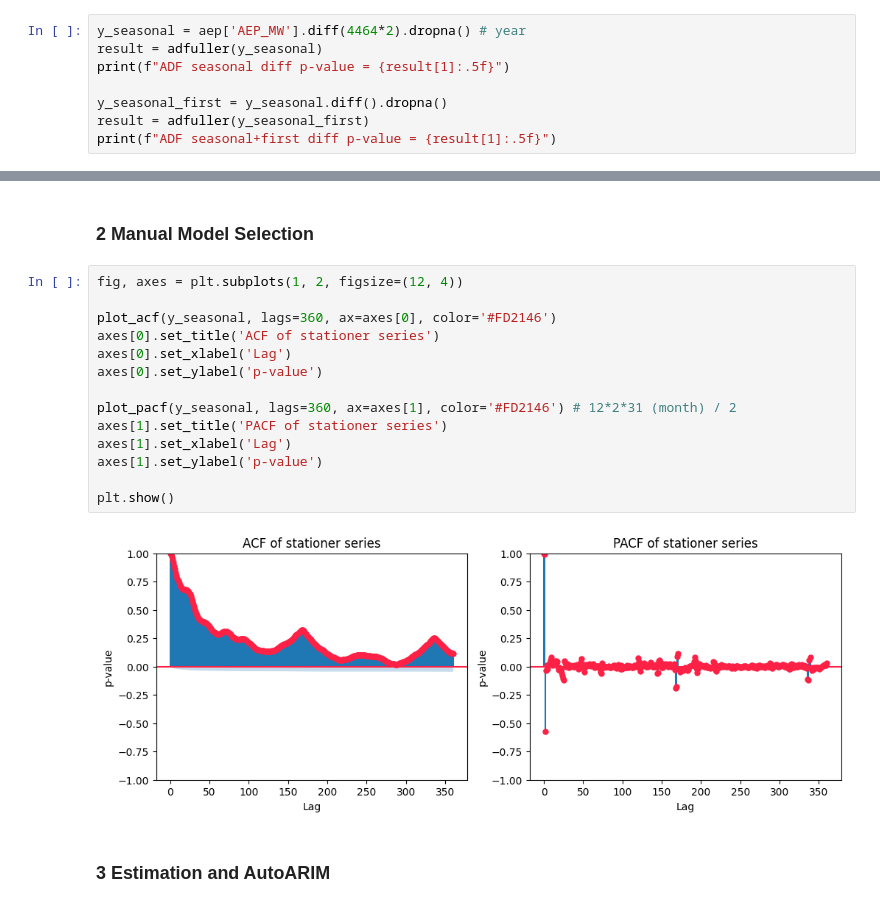
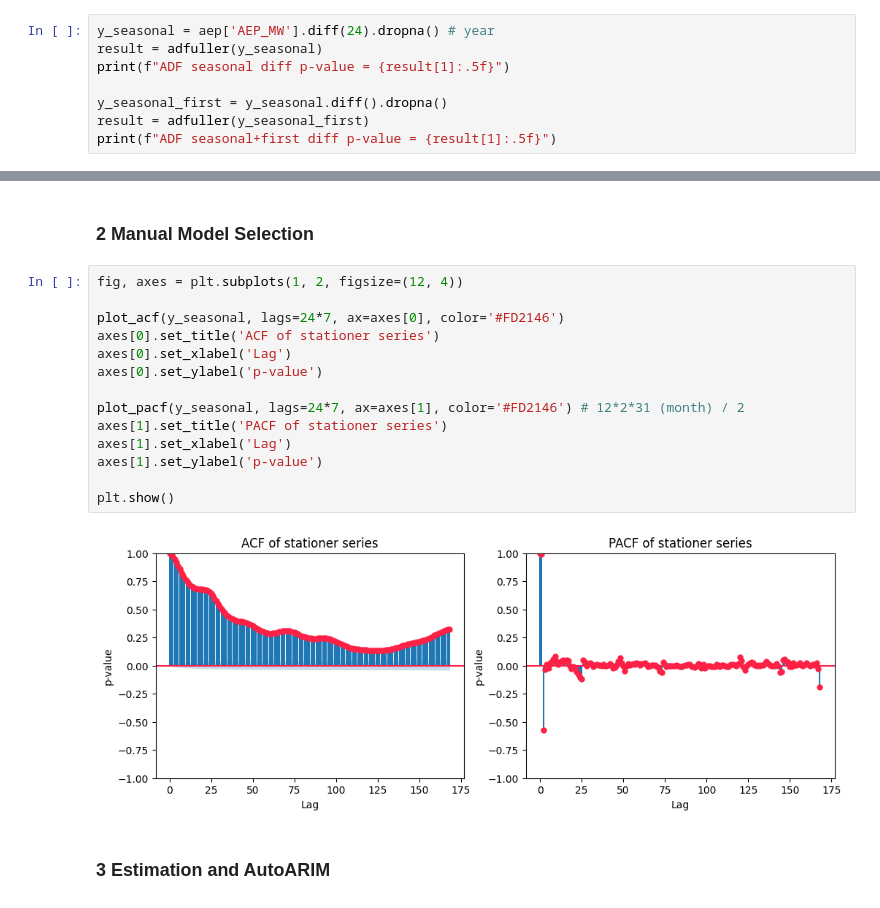
Before and after one commit to HannaHalka/Time-Series, a Jupyter notebook: Ass6/Assignment6.ipynb, the cells around one changed output, grey strips where cells are left out. Drawn from its saved outputs; the diff is of its cells as text.

```diff
--- a/Ass6/Assignment6.ipynb
+++ b/Ass6/Assignment6.ipynb
@@ -358,7 +392,7 @@ p-value = 0.00000
 In this graphic we have static variance, our p-value = 0.00000 so our series is stationary.
 So we don't need any transformation.
 # %%
-y_seasonal = aep['AEP_MW'].diff(4464*2).dropna() # year
+y_seasonal = aep['AEP_MW'].diff(24).dropna() # year
 result = adfuller(y_seasonal)
 print(f"ADF seasonal diff p-value = {result[1]:.5f}")
 
@@ -373,19 +407,19 @@ ADF seasonal+first diff p-value = 0.00000
 # %%
 fig, axes = plt.subplots(1, 2, figsize=(12, 4))
 
-plot_acf(y_seasonal, lags=360, ax=axes[0], color='#FD2146')
+plot_acf(y_seasonal, lags=24*7, ax=axes[0], color='#FD2146')
 axes[0].set_title('ACF of stationer series')
 axes[0].set_xlabel('Lag')
 axes[0].set_ylabel('p-value')
 
-plot_pacf(y_seasonal, lags=360, ax=axes[1], color='#FD2146') # 12*2*31 (month) / 2
+plot_pacf(y_seasonal, lags=24*7, ax=axes[1], color='#FD2146') # 12*2*31 (month) / 2
 axes[1].set_title('PACF of stationer series')
 axes[1].set_xlabel('Lag')
 axes[1].set_ylabel('p-value')
 
 plt.show()
 # %% [output]
-[figure, old version]
+[figure, new version]
 # %% [markdown]
 ### 3 Estimation and AutoARIM
 # %%
```
Also changed, not shown: parts of 16 cells of this notebook, 2 other files.
